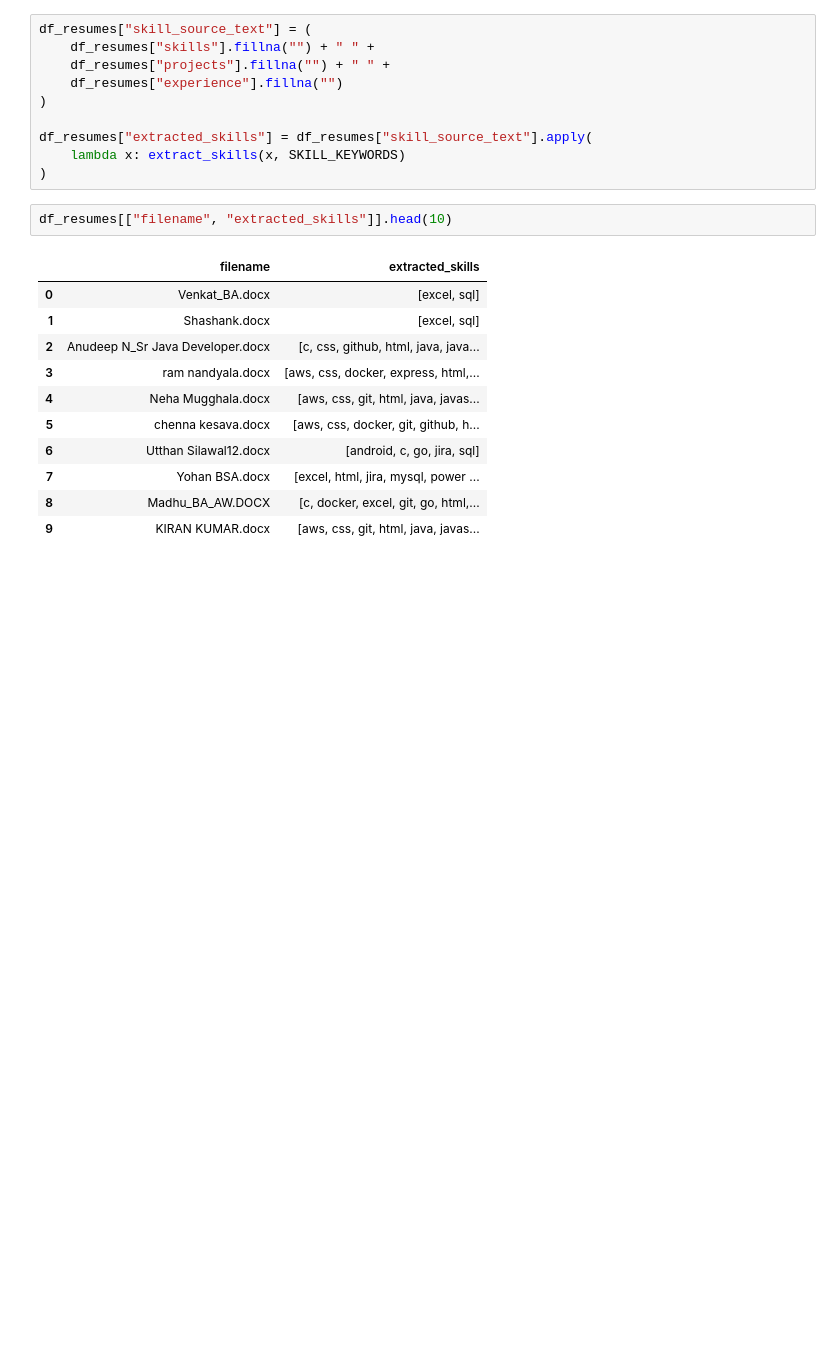
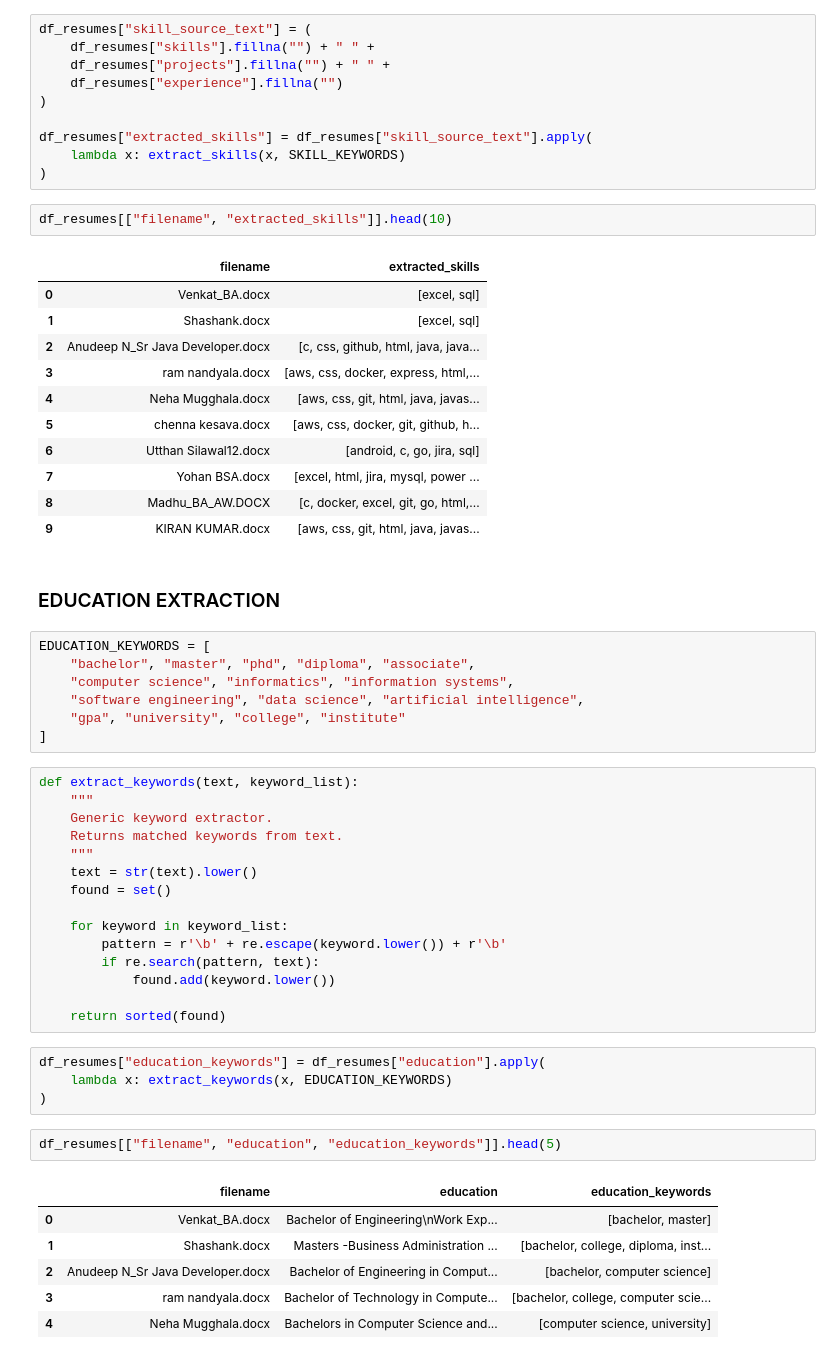
Before and after one commit to gracella12/ProjectPP_Kelompok4, a Jupyter notebook: pake-segmentasi.ipynb, the cells around one changed output. Drawn from its saved outputs; the diff is of its cells as text; blank space fills up the shorter version.

Commit message:
add education extraction

```diff
--- a/pake-segmentasi.ipynb
+++ b/pake-segmentasi.ipynb
@@ -503,3 +503,40 @@ df_resumes[["filename", "extracted_skills"]].head(10)
 | 7 | Yohan BSA.docx | [excel, html, jira, mysql, power ... |
 | 8 | Madhu_BA_AW.DOCX | [c, docker, excel, git, go, html,... |
 | 9 | KIRAN KUMAR.docx | [aws, css, git, html, java, javas... |
+# %% [markdown]
+### EDUCATION EXTRACTION
+# %%
+EDUCATION_KEYWORDS = [
+    "bachelor", "master", "phd", "diploma", "associate",
+    "computer science", "informatics", "information systems",
+    "software engineering", "data science", "artificial intelligence",
+    "gpa", "university", "college", "institute"
+]
+# %%
+def extract_keywords(text, keyword_list):
+    """
+    Generic keyword extractor.
+    Returns matched keywords from text.
+    """
+    text = str(text).lower()
+    found = set()
+
+    for keyword in keyword_list:
+        pattern = r'\b' + re.escape(keyword.lower()) + r'\b'
+        if re.search(pattern, text):
+            found.add(keyword.lower())
+
+    return sorted(found)
+# %%
+df_resumes["education_keywords"] = df_resumes["education"].apply(
+    lambda x: extract_keywords(x, EDUCATION_KEYWORDS)
+)
+# %%
+df_resumes[["filename", "education", "education_keywords"]].head(5)
+# %% [output]
+|  | filename | education | education_keywords |
+| 0 | Venkat_BA.docx | Bachelor of Engineering\nWork Exp... | [bachelor, master] |
+| 1 | Shashank.docx | Masters -Business Administration ... | [bachelor, college, diploma, inst... |
+| 2 | Anudeep N_Sr Java Developer.docx | Bachelor of Engineering in Comput... | [bachelor, computer science] |
+| 3 | ram nandyala.docx | Bachelor of Technology in Compute... | [bachelor, college, computer scie... |
+| 4 | Neha Mugghala.docx | Bachelors in Computer Science and... | [computer science, university] |
```
